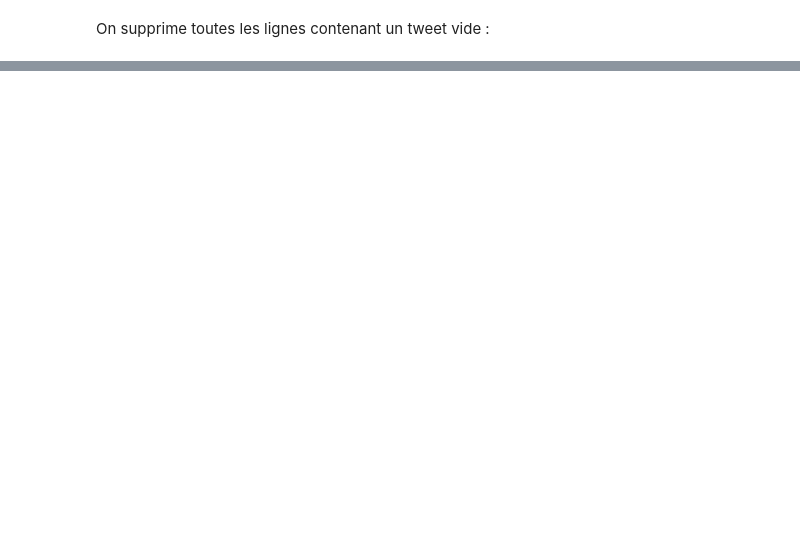
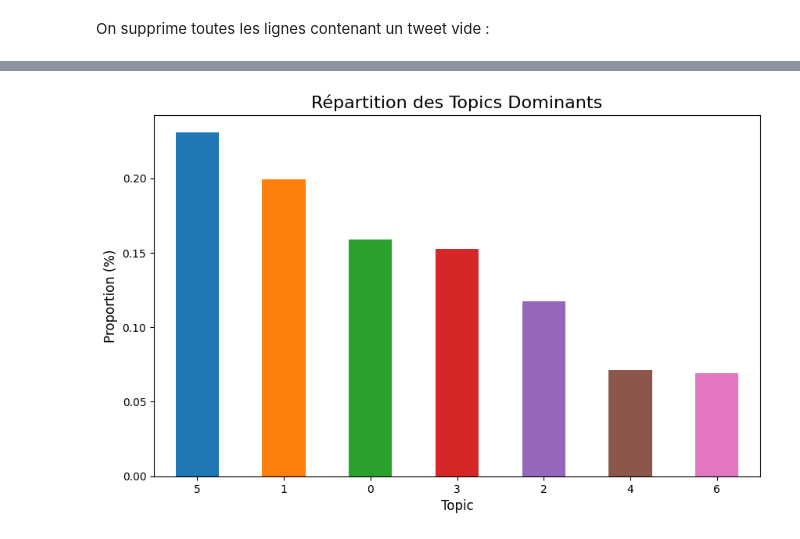
Before and after one commit to Akkuun/M1_IMAGINE_ML_Project, a Jupyter notebook: ML_Project_Group_8.ipynb, the cells around one changed output, grey strips where cells are left out. Cells and saved outputs as stored; diff of their text form; code cells hidden in the pictures; blank space fills up the shorter version.

```diff
--- a/ML_Project_Group_8.ipynb
+++ b/ML_Project_Group_8.ipynb
@@ -39,9 +39,7 @@ hommes politiques (par exemple) sont vraies ou fausses.
 Dans cette partie, nous allons installer toutes les librairies que nous allons avoir besoin pour notre projet.
 # %%
 # Installation des librairies pour le projet
-!pip install pandas numpy emoji nltk matplotlib seaborn scikit-learn inflect googletrans==4.0.0-rc1 contractions
-
-# Importation des différentes librairies utiles pour le notebook
+!pip install pandas numpy emoji nltk matplotlib seaborn scikit-learn inflect googletrans==4.0.0-rc1 contractions pyspellchecker
 
 import warnings # Supprime les warnings
 warnings.filterwarnings("ignore", category=FutureWarning)
@@ -69,11 +67,23 @@ from nltk.stem import PorterStemmer # Racinanisation des mots
 nltk.download('punkt') #Tagetisation des mots
 nltk.download('punkt_tab') # Tokenisation des mots
 nltk.download('averaged_perceptron_tagger')
+nltk.download('averaged_perceptron_tagger_eng')
 from nltk import pos_tag # Tagination des mots
 from nltk.tokenize import word_tokenize
 from nltk import pos_tag
 import unicodedata # Suppresion d'accent
 import contractions # Transformation des contractions
+
+#Libraries pour l'entraînement du modèle
+from sklearn.feature_extraction.text import TfidfVectorizer # Vectorisation
+from sklearn.preprocessing import MaxAbsScaler  # Vectorisation
+from spellchecker import SpellChecker # dictionnaire phonétique
+from sklearn.feature_extraction.text import CountVectorizer # Topic modelling
+from sklearn.decomposition import LatentDirichletAllocation #LDA
+from sklearn import preprocessing # Upsampling
+from sklearn.preprocessing import StandardScaler # Upsampling
+from imblearn.over_sampling import SMOTE # Upsampling
+colors = ['#1f77b4', '#ff7f0e', '#2ca02c', '#d62728', '#9467bd', '#8c564b', '#e377c2', '#7f7f7f', '#bcbd22', '#17becf'] # couleur pour les graphiques
 # %% [output]
 Requirement already satisfied: pandas in /usr/local/lib/python3.11/dist-packages (2.2.2)
 Requirement already satisfied: numpy in /usr/local/lib/python3.11/dist-packages (1.26.4)
@@ -487,0 +719,67 @@ Le principe de la vectorisation est de convertir des données textuelles en une
+# %%
+#Fonction permettant d'afficher les mots les plus courant d'un topic en question
+def print_top_words(model, feature_names, n_top_words=10):
+    for topic_idx, topic in enumerate(model.components_):
+        top_words = [feature_names[i] for i in topic.argsort()[:-n_top_words - 1:-1]]
+        display(f"Topic {topic_idx+1}: {', '.join(top_words)}")
+
+
+
+# Transformer TF-IDF en une Matrice Exploitable par LDA
+count_vectorizer = CountVectorizer(ngram_range=(1, 2), min_df=5, max_df=0.9)
+count_matrix = count_vectorizer.fit_transform(dataPrepared['text'])
+
+
+
+# Configuration du modèle LDA pour l'appliquer
+n_topics = 7  # Nombre de topics à identifier ( variable à ajuster pour avoir +/- de topic majeur à identfier)
+lda_model = LatentDirichletAllocation(n_components=n_topics, random_state=42, max_iter=10)
+
+# Entraînement du modèle
+lda_topics = lda_model.fit_transform(count_matrix)
+
+
+# Obtenir les mots les plus représentatifs de chaque topic
+feature_names = count_vectorizer.get_feature_names_out()
+
+
+
+# Associer chaque tweet à son topic dominant
+topic_assignments = np.argmax(lda_topics, axis=1)
+
+# Ajouter au DataFrame
+dataPrepared['Topic'] = topic_assignments
+
+# Afficher pour chaque répartition son nombre d'itération et son occurence normalisé dans le même tableau
+topic_counts = dataPrepared['Topic'].value_counts(normalize=True)
+
+# Convertir les occurrences en pourcentage
+topic_counts_percent = dataPrepared['Topic'].value_counts()
+
+# Créer un tableau avec le nombre d'occurrences et les pourcentages
+topic_stats = pd.DataFrame({
+    'Représentation (%)': topic_counts,
+    'Occurence': topic_counts_percent
+})
+
+display("Visualisation des recurrences et de la répartition des topics :")
+
+# Afficher le tableau
+display(topic_stats)
+
+
+display("Affichage des topics principaux représenté dans nos tweets :")
+# Afficher les topics principaux représenté 1,3,0,2,4
+print_top_words(lda_model, feature_names, n_top_words=10)
+
+
+display("Visualisation de la répartition des topics via un graph normalisé :")
+# Visualisation de la répartition des topics via un graph normalisé
+plt.figure(figsize=(10, 6))
+topic_counts.plot(kind='bar', color=colors)
+plt.title('Répartition des Topics Dominants', fontsize=16)
+plt.xlabel('Topic', fontsize=12)
+plt.ylabel('Proportion (%)', fontsize=12)
+plt.xticks(rotation=0)
+plt.show()
+# %% [output]
@@ -487,0 +805 @@ Le principe de la vectorisation est de convertir des données textuelles en une
+[figure, added]
```
Also changed, not shown: parts of 31 cells of this notebook.
